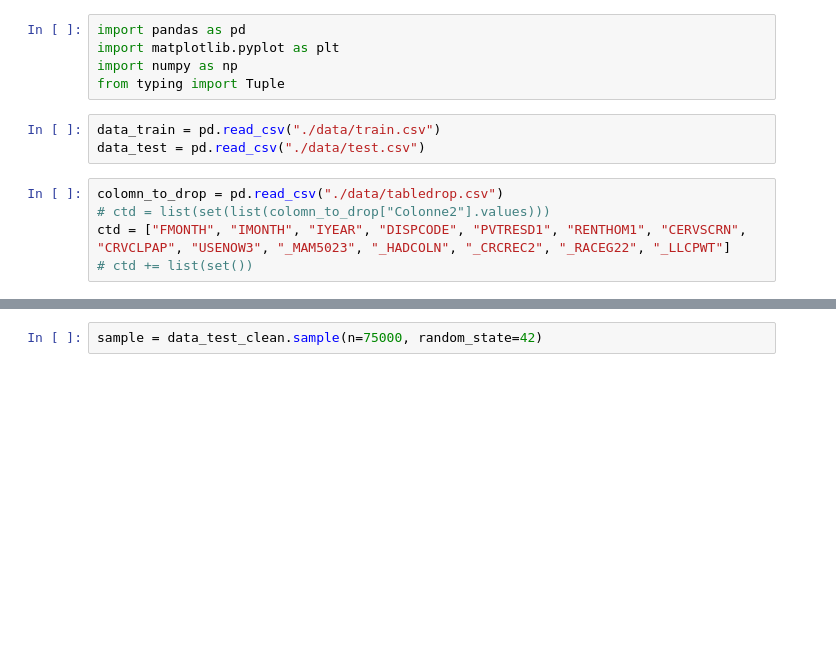
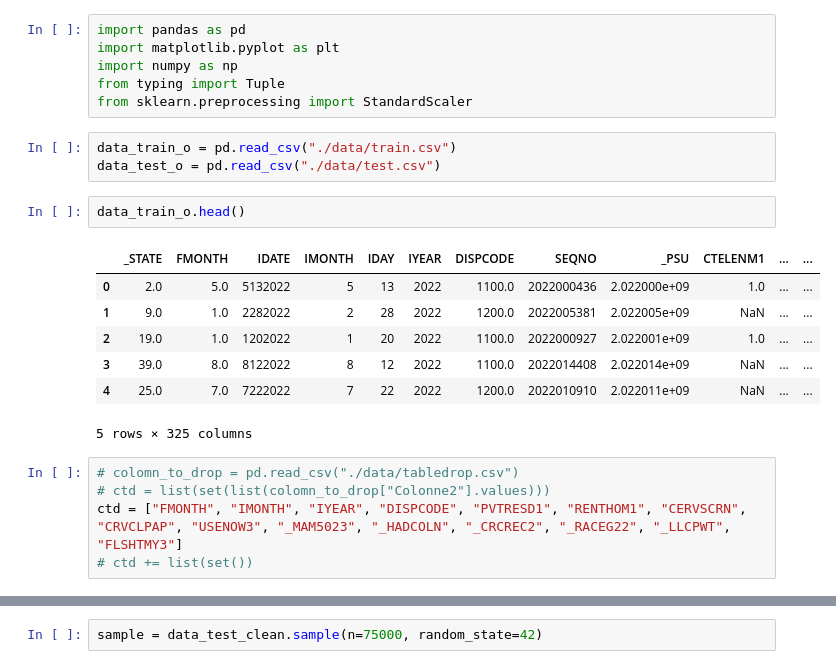
Before and after one commit to Twxstq/sdd-hackathon-heart-risk, a Jupyter notebook: hackathon.ipynb, the cells around one changed output, grey strips where cells are left out. Drawn from its saved outputs; the diff is of its cells as text; blank space fills up the shorter version.

Commit message:
nouveau cleaning des datas

```diff
--- a/hackathon.ipynb
+++ b/hackathon.ipynb
@@ -3,11 +3,22 @@ import pandas as pd
 import matplotlib.pyplot as plt
 import numpy as np
 from typing import Tuple
+from sklearn.preprocessing import StandardScaler
 # %%
-data_train = pd.read_csv("./data/train.csv")
-data_test = pd.read_csv("./data/test.csv")
+data_train_o = pd.read_csv("./data/train.csv")
+data_test_o = pd.read_csv("./data/test.csv")
+# %%
+data_train_o.head()
+# %% [output]
+|  | _STATE | FMONTH | IDATE | IMONTH | IDAY | IYEAR | DISPCODE | SEQNO | _PSU | CTELENM1 | ... | ... |
+| 0 | 2.0 | 5.0 | 5132022 | 5 | 13 | 2022 | 1100.0 | 2022000436 | 2.022000e+09 | 1.0 | ... | ... |
+| 1 | 9.0 | 1.0 | 2282022 | 2 | 28 | 2022 | 1200.0 | 2022005381 | 2.022005e+09 | NaN | ... | ... |
+| 2 | 19.0 | 1.0 | 1202022 | 1 | 20 | 2022 | 1100.0 | 2022000927 | 2.022001e+09 | 1.0 | ... | ... |
+| 3 | 39.0 | 8.0 | 8122022 | 8 | 12 | 2022 | 1100.0 | 2022014408 | 2.022014e+09 | NaN | ... | ... |
+| 4 | 25.0 | 7.0 | 7222022 | 7 | 22 | 2022 | 1200.0 | 2022010910 | 2.022011e+09 | NaN | ... | ... |
+5 rows × 325 columns
 # %%
-colomn_to_drop = pd.read_csv("./data/tabledrop.csv")
+# colomn_to_drop = pd.read_csv("./data/tabledrop.csv")
 # ctd = list(set(list(colomn_to_drop["Colonne2"].values)))
-ctd = ["FMONTH", "IMONTH", "IYEAR", "DISPCODE", "PVTRESD1", "RENTHOM1", "CERVSCRN", "CRVCLPAP", "USENOW3", "_MAM5023", "_HADCOLN", "_CRCREC2", "_RACEG22", "_LLCPWT"]
+ctd = ["FMONTH", "IMONTH", "IYEAR", "DISPCODE", "PVTRESD1", "RENTHOM1", "CERVSCRN", "CRVCLPAP", "USENOW3", "_MAM5023", "_HADCOLN", "_CRCREC2", "_RACEG22", "_LLCPWT", "FLSHTMY3"]
 # ctd += list(set())
```
Also changed, not shown: parts of 9 cells of this notebook.
